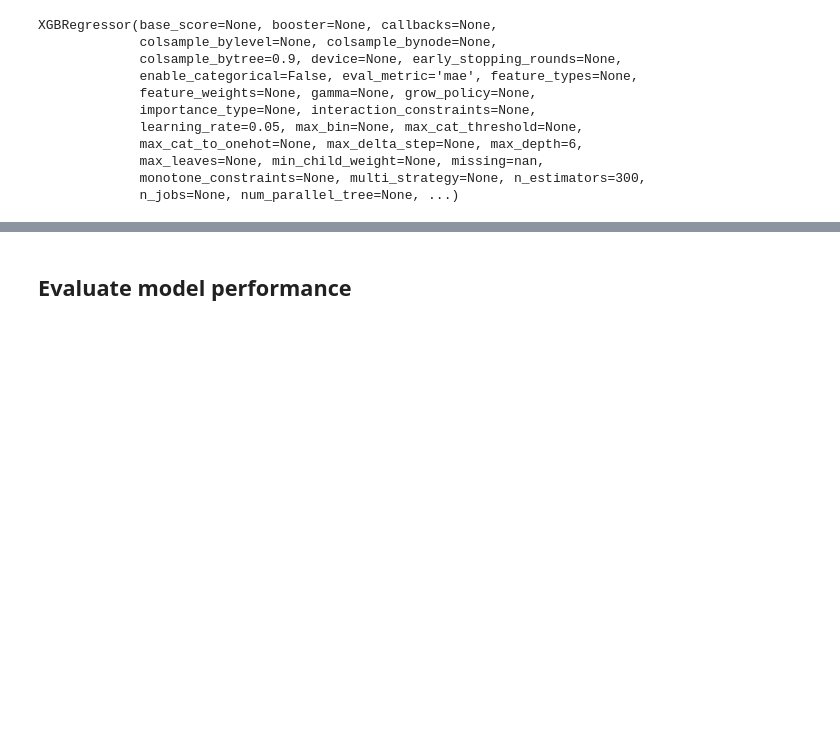
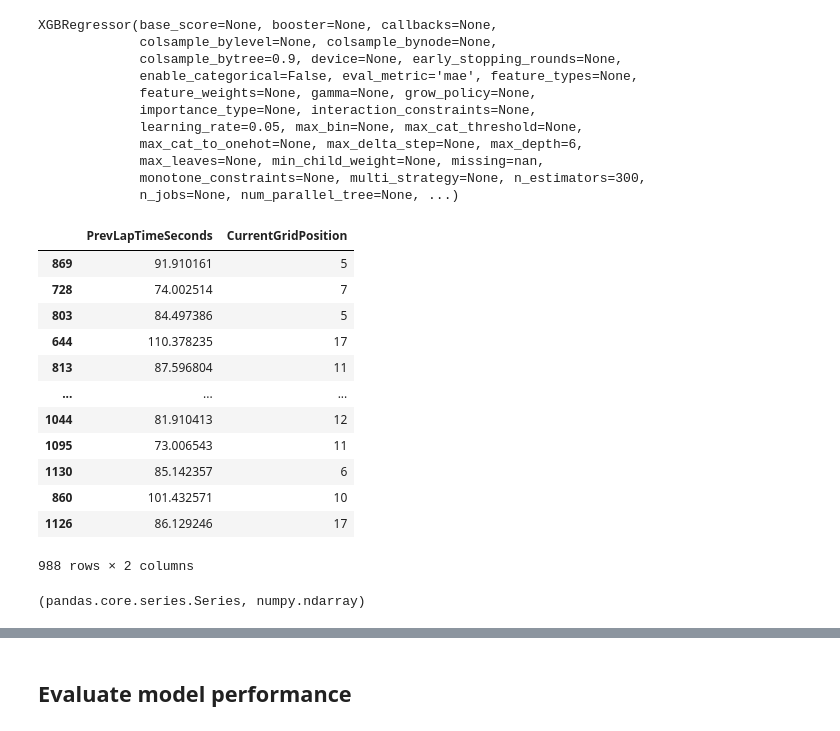
Before and after one commit to Dhia-dbh/F1WinnerPrediction, a Jupyter notebook: notebooks/quali+lapTimeMean.ipynb, the cells around one changed output, grey strips where cells are left out. Cells and saved outputs as stored; diff of their text form; code cells hidden in the pictures; blank space fills up the shorter version.

```diff
--- a/notebooks/quali+lapTimeMean.ipynb
+++ b/notebooks/quali+lapTimeMean.ipynb
@@ -237,3 +177,23 @@ XGBRegressor(base_score=None, booster=None, callbacks=None,
              max_leaves=None, min_child_weight=None, missing=nan,
              monotone_constraints=None, multi_strategy=None, n_estimators=300,
              n_jobs=None, num_parallel_tree=None, ...)
+# %%
+X_train
+# %% [output]
+|  | PrevLapTimeSeconds | CurrentGridPosition |
+| 869 | 91.910161 | 5 |
+| 728 | 74.002514 | 7 |
+| 803 | 84.497386 | 5 |
+| 644 | 110.378235 | 17 |
+| 813 | 87.596804 | 11 |
+| ... | ... | ... |
+| 1044 | 81.910413 | 12 |
+| 1095 | 73.006543 | 11 |
+| 1130 | 85.142357 | 6 |
+| 860 | 101.432571 | 10 |
+| 1126 | 86.129246 | 17 |
+988 rows × 2 columns
+# %%
+type(y_test), type(y_pred)
+# %% [output]
+(pandas.core.series.Series, numpy.ndarray)
```
Also changed, not shown: parts of 5 cells of this notebook, 2 other files.
